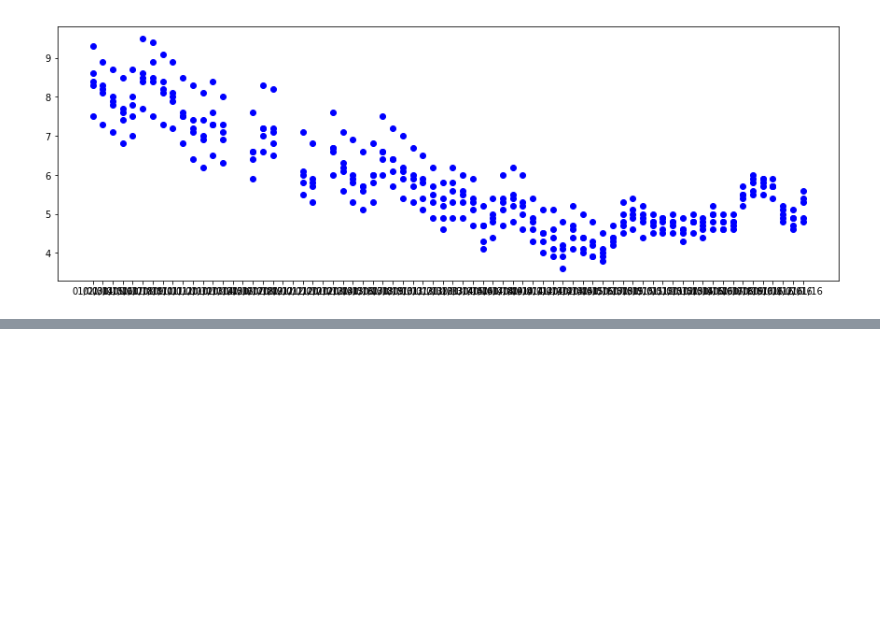
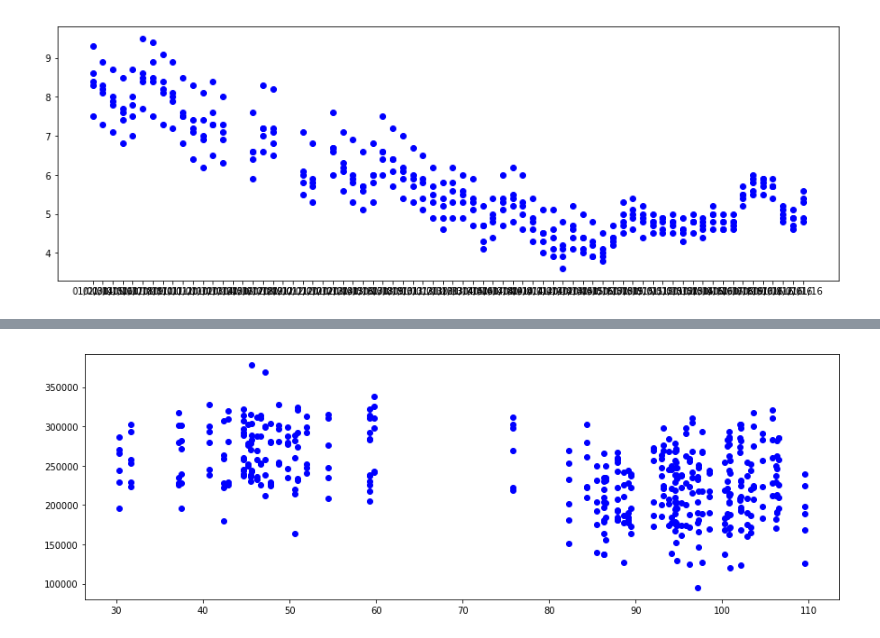
Before and after one commit to savorgnan5/Project_1, a Jupyter notebook: Fabio_P.ipynb, the cells around one changed output, grey strips where cells are left out. Cells and saved outputs as stored; diff of their text form; code cells hidden in the pictures; blank space fills up the shorter version.

```diff
--- a/Fabio_P.ipynb
+++ b/Fabio_P.ipynb
@@ -304 +310,6 @@ plt.show()
+# %%
+Oil_house= plt.scatter(County_list_Houston["Oil Price"], County_list_Houston["Housing Average Price"], marker="o", color="blue")
+plt.show()
+# %% [output]
+[figure, added]
 # %%
```
Also changed, not shown: parts of 2 cells of this notebook.
